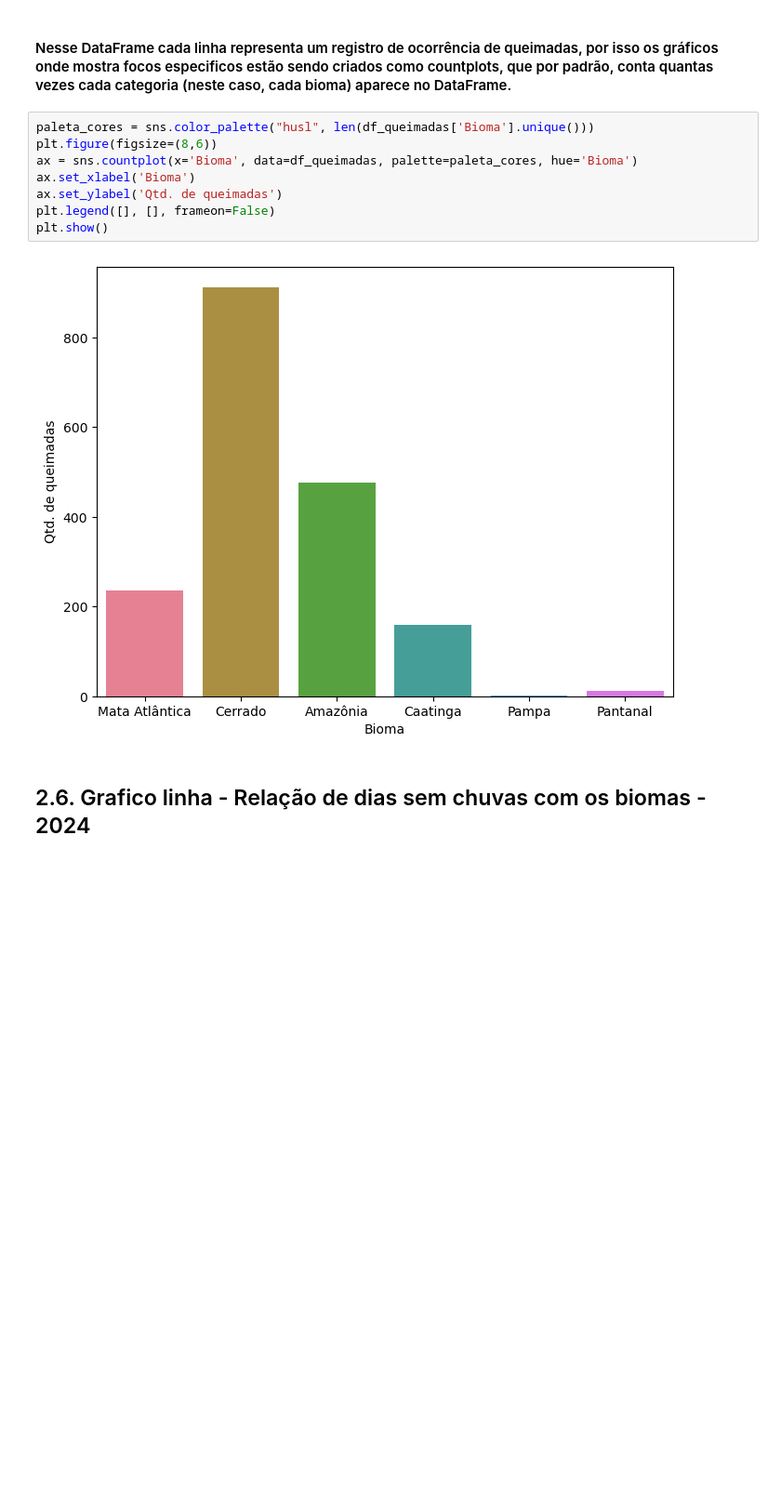
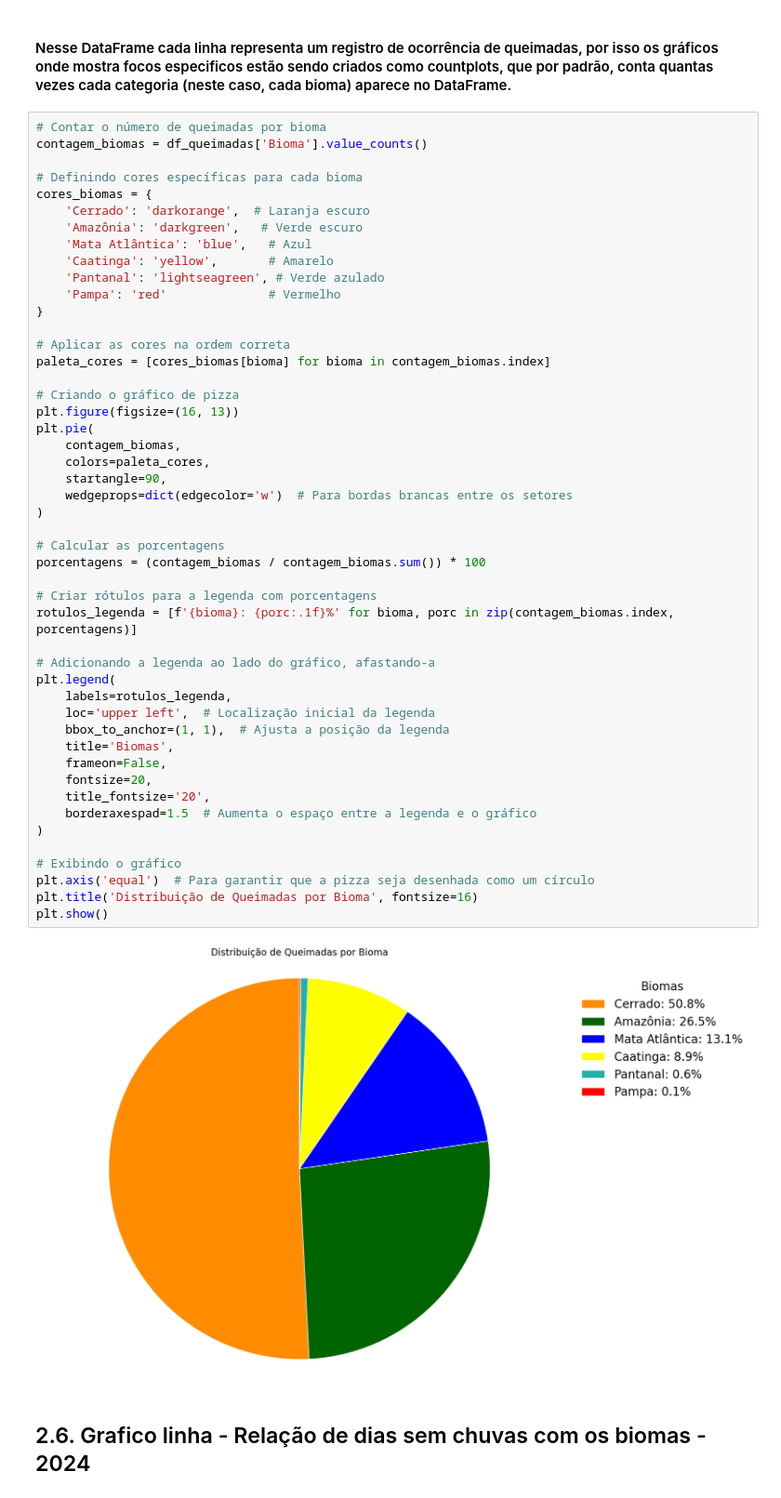
Before and after one commit to LuanCGN/Analise-Queimadas-Brasil-2024, a Jupyter notebook: Analise-Queimadas-e-desmatamento-Brasil.ipynb, the cells around one changed output. Shown: that part at 93% size. Drawn from its saved outputs; the diff is of its cells as text; blank space fills up the shorter version.

```diff
--- a/Analise-Queimadas-e-desmatamento-Brasil.ipynb
+++ b/Analise-Queimadas-e-desmatamento-Brasil.ipynb
@@ -258,15 +258,55 @@ dtype: int64
 # %% [markdown]
 <h4>Nesse DataFrame cada linha representa um registro de ocorrência de queimadas, por isso os gráficos onde mostra focos especificos estão sendo criados como countplots, que por padrão, conta quantas vezes cada categoria (neste caso, cada bioma) aparece no DataFrame.</h4>
 # %%
-paleta_cores = sns.color_palette("husl", len(df_queimadas['Bioma'].unique()))
-plt.figure(figsize=(8,6))
-ax = sns.countplot(x='Bioma', data=df_queimadas, palette=paleta_cores, hue='Bioma')
-ax.set_xlabel('Bioma')
-ax.set_ylabel('Qtd. de queimadas')
-plt.legend([], [], frameon=False)
+# Contar o número de queimadas por bioma
+contagem_biomas = df_queimadas['Bioma'].value_counts()
+
+# Definindo cores específicas para cada bioma
+cores_biomas = {
+    'Cerrado': 'darkorange',  # Laranja escuro
+    'Amazônia': 'darkgreen',   # Verde escuro
+    'Mata Atlântica': 'blue',   # Azul
+    'Caatinga': 'yellow',       # Amarelo
+    'Pantanal': 'lightseagreen', # Verde azulado
+    'Pampa': 'red'              # Vermelho
+}
+
+# Aplicar as cores na ordem correta
+paleta_cores = [cores_biomas[bioma] for bioma in contagem_biomas.index]
+
+# Criando o gráfico de pizza
+plt.figure(figsize=(16, 13))
+plt.pie(
+    contagem_biomas,
+    colors=paleta_cores,
+    startangle=90,
+    wedgeprops=dict(edgecolor='w')  # Para bordas brancas entre os setores
+)
+
+# Calcular as porcentagens
+porcentagens = (contagem_biomas / contagem_biomas.sum()) * 100
+
+# Criar rótulos para a legenda com porcentagens
+rotulos_legenda = [f'{bioma}: {porc:.1f}%' for bioma, porc in zip(contagem_biomas.index, porcentagens)]
+
+# Adicionando a legenda ao lado do gráfico, afastando-a
+plt.legend(
+    labels=rotulos_legenda,
+    loc='upper left',  # Localização inicial da legenda
+    bbox_to_anchor=(1, 1),  # Ajusta a posição da legenda
+    title='Biomas',
+    frameon=False,
+    fontsize=20,
+    title_fontsize='20',
+    borderaxespad=1.5  # Aumenta o espaço entre a legenda e o gráfico
+)
+
+# Exibindo o gráfico
+plt.axis('equal')  # Para garantir que a pizza seja desenhada como um círculo
+plt.title('Distribuição de Queimadas por Bioma', fontsize=16)
 plt.show()
 # %% [output]
-[figure, old version]
+[figure, new version]
 # %% [markdown]
 <h2>2.6. Grafico linha - Relação de dias sem chuvas com os biomas - 2024</h2>
 # %% [markdown]
```
Also changed, not shown: parts of 10 cells of this notebook, 4 other files.
